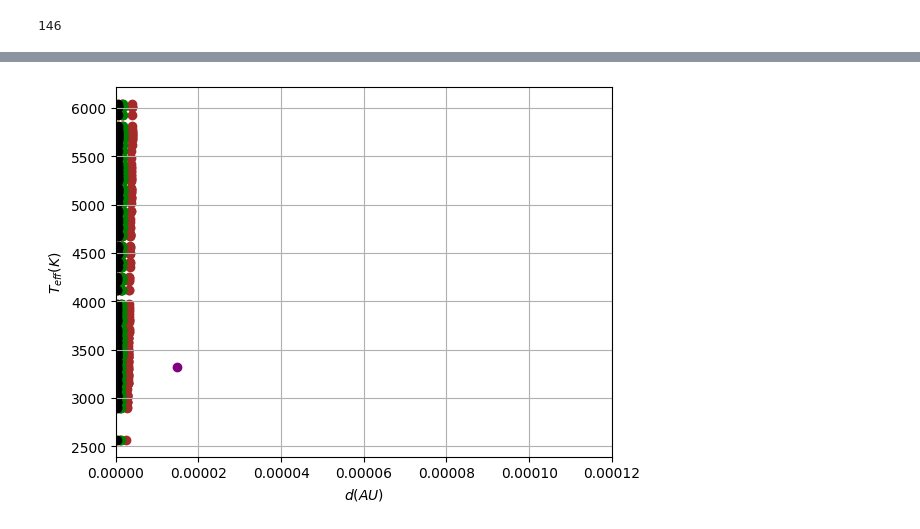
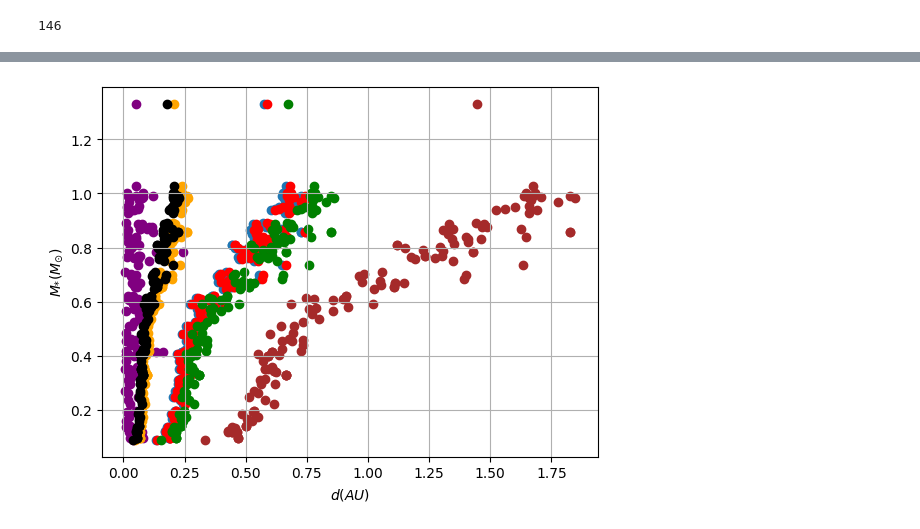
Before and after one commit to Vegaaa99/Tesis, a Jupyter notebook: Data_Analysisi.ipynb, the cells around one changed output, grey strips where cells are left out. Drawn from its saved outputs; the diff is of its cells as text; code cells hidden in the pictures.

Commit message:
code corrected, adding graph of distance

```diff
--- a/Data_Analysisi.ipynb
+++ b/Data_Analysisi.ipynb
@@ -233,10 +231,10 @@ $d =\sqrt{\frac{4\pi R_{*}^{2}\sigma  T^{4}/ 4\pi R_{\odot}^{2}\sigma T_{\odot}^
 T_sun = 5780
 # Calculating distances
 def distancia(T_eff,R, S_eff):
-    d = np.sqrt((R**2*T_eff/ (T_sun**4))/S_eff)
+    d = np.sqrt((R**2*T_eff**4/ (T_sun**4))/S_eff)
     return d #Los radios solares ya estan en radios solares
 # %%
-R = np.array(main_stars_kopparu['Stellar_radius'])
+R = np.array(main_stars_kopparapu['Stellar_radius'])
 d = np.zeros_like(R)
 d_recentVenus = []
 d_runawayGreenhouse = []
@@ -280,3 +294,6 @@ print(np.size(d))
+# %%
+# Stellar masses
+Star_mass = main_stars_kopparapu['Stellar_mass']
 # %%
 # Graficando Temperatura vs distancias HZ
 
@@ -305,9 +322,9 @@ Sabiendo que
 * e > 1 -> hipérbola
 Entonces, los planetas cuya órbita tenga eccentricidad $e=0$, entonces $a = c$. Si $ e\epsilon\bigr]0;1\bigr]$, entonces $c = ae$.
 # %%
-Semi_major = main_stars_kopparu['Orbit_semimajor_axis'].dropna()
-main_stars_kopparu = kopparu[kopparu.index.isin(main_stars_df.index)]
-Planets = main_stars_kopparu[main_stars_kopparu.index.isin(Semi_major.index)]
+Semi_major = main_stars_kopparapu['Orbit_semimajor_axis'].dropna()
+main_stars_kopparapu = kopparapu[kopparapu.index.isin(main_stars_df.index)]
+Planets = main_stars_kopparapu[main_stars_kopparapu.index.isin(Semi_major.index)]
 e = np.array(Planets['Orbit_eccentricity'])
 a_m = np.array(Semi_major)
 print(np.size(e))
@@ -344,19 +349,20 @@ c
 # Classifying planets by distances
 # %%
 # Graficando Temperatura vs distancias HZ
-plt.scatter(c,Planets['Stellar_effective_temperature'], color = 'purple')
-plt.scatter(d_recentVenus, T_eff)
-plt.scatter(d_runawayGreenhouse, T_eff, color = 'red')
-plt.scatter(d_maxGreenhouse, T_eff, color = 'orange')
-plt.scatter(d_earlyMars, T_eff, color = 'brown')
-plt.scatter(d_fivemeRunaway, T_eff, color = 'green')
-plt.scatter(d_tenthmeRunaway,T_eff, color= "black")
+plt.scatter(a_m,Planets['Stellar_mass'], color = 'purple')
+#plt.scatter(Apoapsis,Planets['Stellar_mass'], color )
+plt.scatter(d_recentVenus, Star_mass)
+plt.scatter(d_runawayGreenhouse, Star_mass, color = 'red')
+plt.scatter(d_maxGreenhouse, Star_mass, color = 'orange')
+plt.scatter(d_earlyMars, Star_mass, color = 'brown')
+plt.scatter(d_fivemeRunaway, Star_mass, color = 'green')
+plt.scatter(d_tenthmeRunaway,Star_mass, color= "black")
 plt.plot ()
 #plt.gca().invert_xaxis()
 plt.grid(True)
-plt.xlim(0,12e-5)
+#plt.xlim(0,12e-6)
 plt.xlabel(r'$d (AU$)')
-plt.ylabel(r'$T_{eff}(K)$')
+plt.ylabel(r'$M_{*}(M_{\odot}) $')
 plt.show()
 # %% [output]
-[figure, old version]
+[figure, new version]
```
Also changed, not shown: parts of 12 cells of this notebook, 1 other file.
